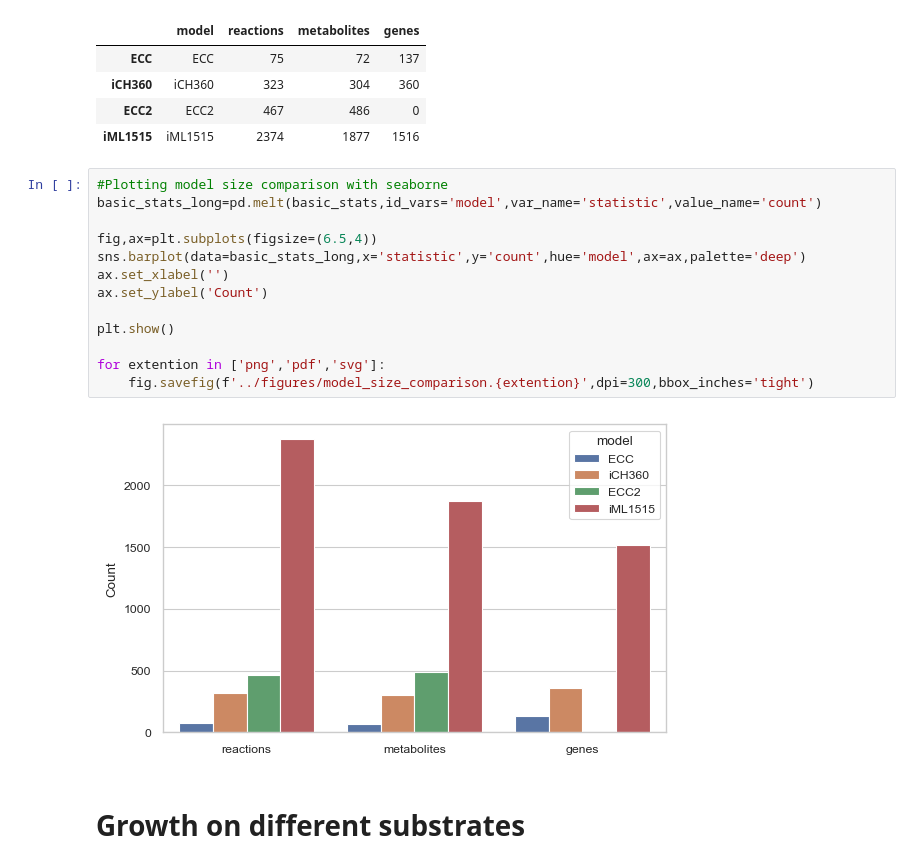
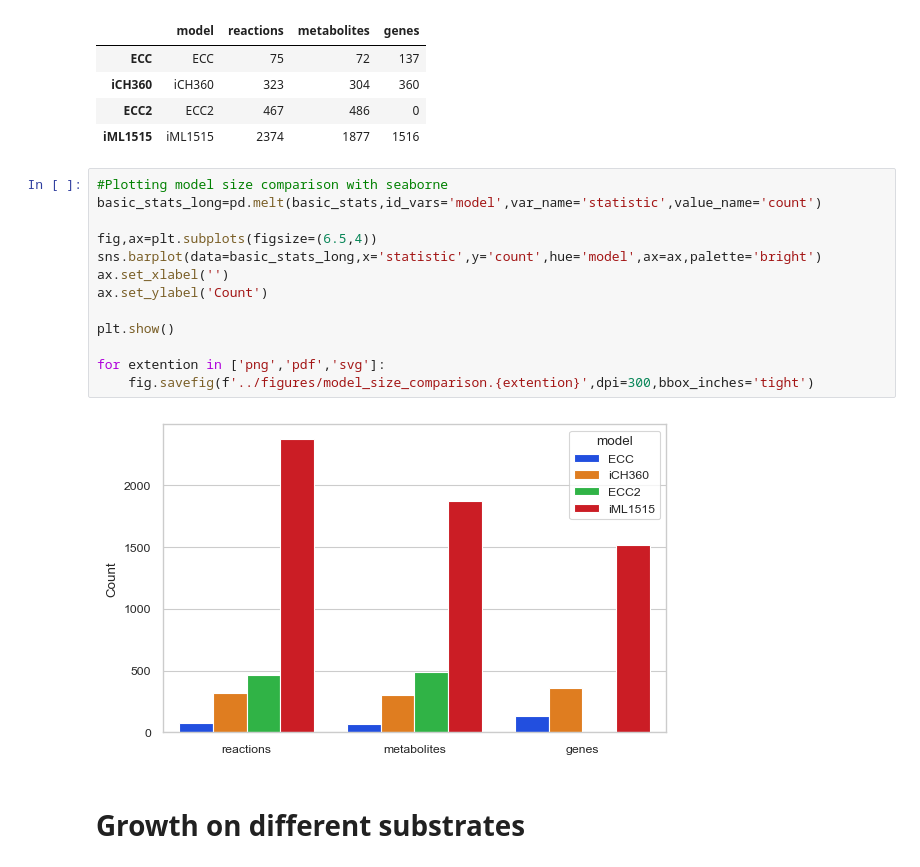
Before and after one commit to marco-corrao/iCH360_paper, a Jupyter notebook: Manuscript_Figures/notebooks/model_statistics_and_comparison.ipynb, the cells around one changed output. Saved outputs shown, nothing was run; the diff lists cells and outputs as text.

Commit message:
make plot colors brighter

```diff
--- a/Manuscript_Figures/notebooks/model_statistics_and_comparison.ipynb
+++ b/Manuscript_Figures/notebooks/model_statistics_and_comparison.ipynb
@@ -78,18 +78,18 @@ basic_stats
 # %%
 #Plotting model size comparison with seaborne
 basic_stats_long=pd.melt(basic_stats,id_vars='model',var_name='statistic',value_name='count')
 
 fig,ax=plt.subplots(figsize=(6.5,4))
-sns.barplot(data=basic_stats_long,x='statistic',y='count',hue='model',ax=ax,palette='deep')
+sns.barplot(data=basic_stats_long,x='statistic',y='count',hue='model',ax=ax,palette='bright')
 ax.set_xlabel('')
 ax.set_ylabel('Count')
 
 plt.show()
 
 for extention in ['png','pdf','svg']:
     fig.savefig(f'../figures/model_size_comparison.{extention}',dpi=300,bbox_inches='tight')
 # %% [output]
-[figure, old version]
+[figure, new version]
 # %% [markdown]
 # Growth on different substrates
 # %%
```
